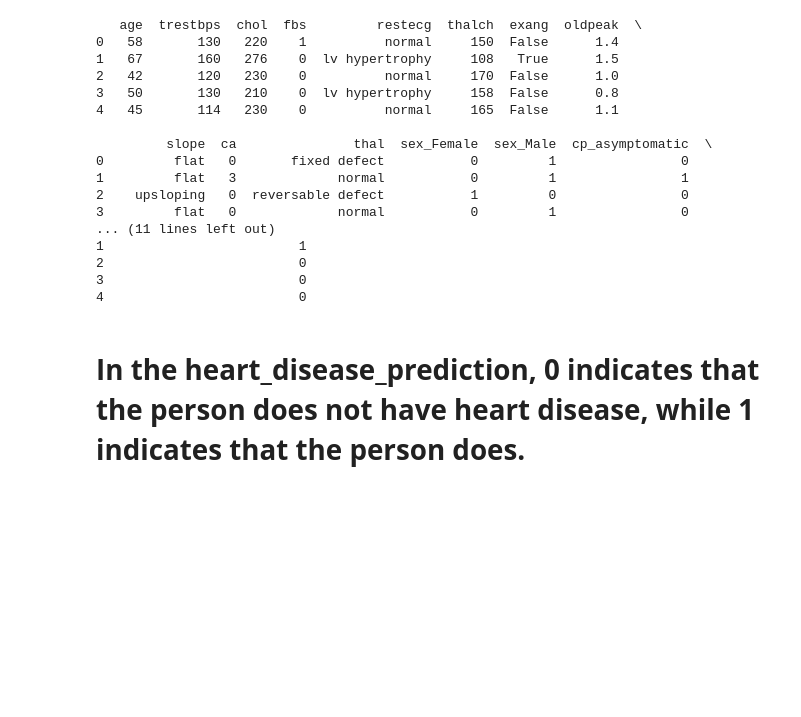
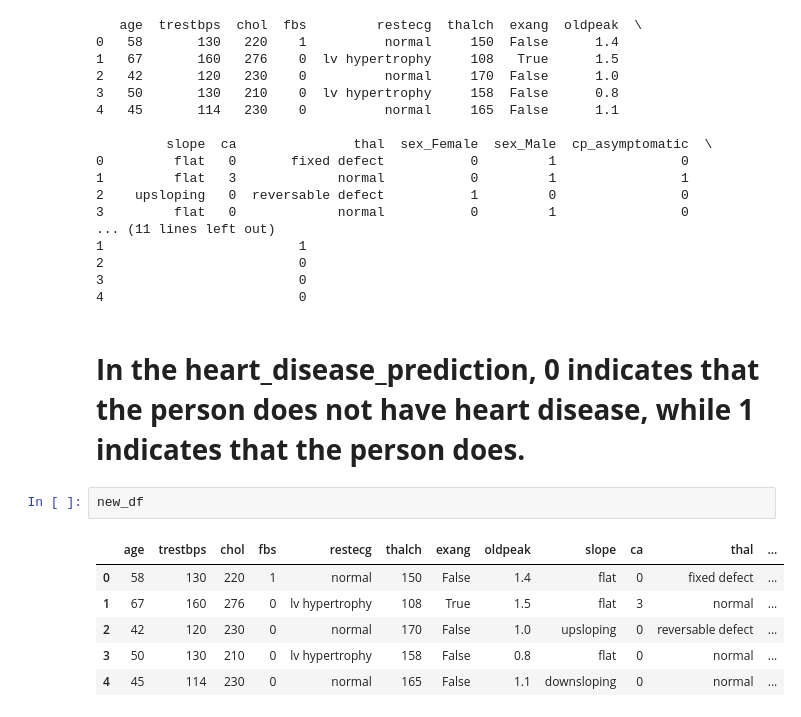
Before and after one commit to alawoderidwan24/new-portfolio, a Jupyter notebook: HEART__DISEASE__PREDICTOR.ipynb, the cells around one changed output. Drawn from its saved outputs; the diff is of its cells as text; blank space fills up the shorter version.

```diff
--- a/HEART__DISEASE__PREDICTOR.ipynb
+++ b/HEART__DISEASE__PREDICTOR.ipynb
@@ -323,3 +332,12 @@ print(new_df)
 4                         0
 # %% [markdown]
 # **In the heart_disease_prediction, 0 indicates that the person does not have heart disease, while 1 indicates that the person does.**
+# %%
+new_df
+# %% [output]
+|  | age | trestbps | chol | fbs | restecg | thalch | exang | oldpeak | slope | ca | thal | ... |
+| 0 | 58 | 130 | 220 | 1 | normal | 150 | False | 1.4 | flat | 0 | fixed defect | ... |
+| 1 | 67 | 160 | 276 | 0 | lv hypertrophy | 108 | True | 1.5 | flat | 3 | normal | ... |
+| 2 | 42 | 120 | 230 | 0 | normal | 170 | False | 1.0 | upsloping | 0 | reversable defect | ... |
+| 3 | 50 | 130 | 210 | 0 | lv hypertrophy | 158 | False | 0.8 | flat | 0 | normal | ... |
+| 4 | 45 | 114 | 230 | 0 | normal | 165 | False | 1.1 | downsloping | 0 | normal | ... |
```
Also changed, not shown: parts of 1 cell of this notebook.
